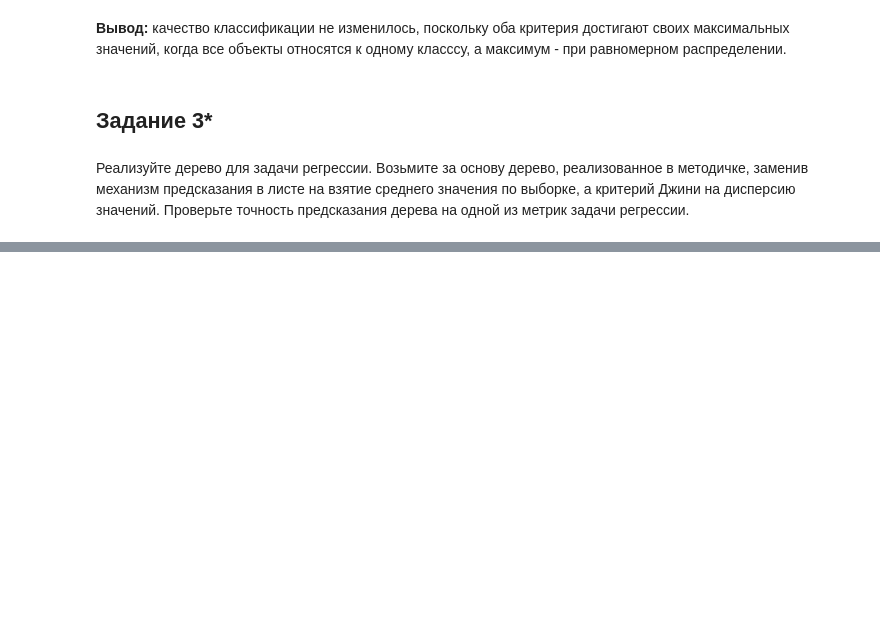
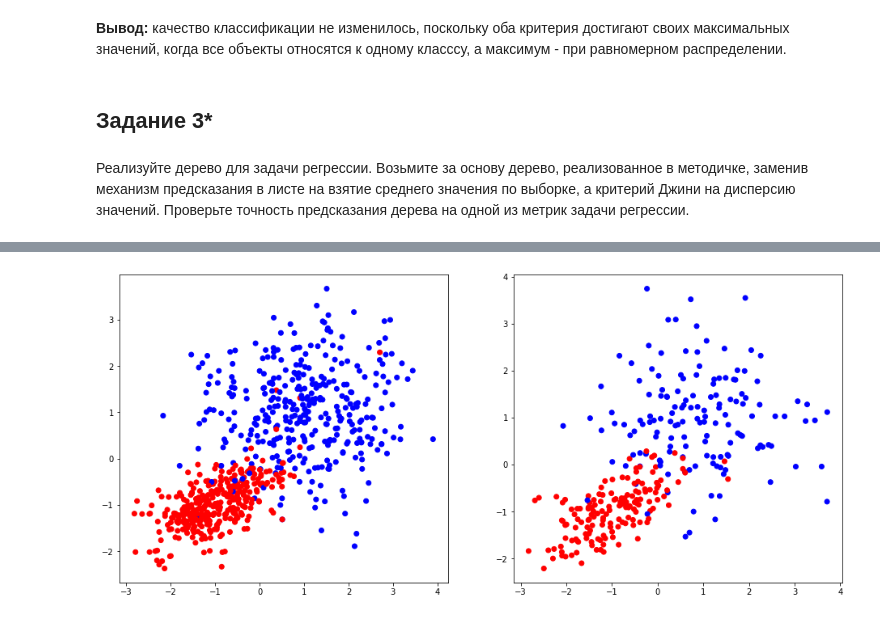
Before and after one commit to vit050587/Data-analysis, a Jupyter notebook: analytics_data.ipynb, the cells around one changed output, grey strips where cells are left out. Drawn from its saved outputs; the diff is of its cells as text; code cells hidden in the pictures; blank space fills up the shorter version.

```diff
--- a/analytics_data.ipynb
+++ b/analytics_data.ipynb
@@ -1211,0 +1471,20 @@ plt.scatter(regression_data, regression_labels, c='darkorange', edgecolor='black
+# %%
+# Разобьем выборку на обучающую и тестовую
+
+
+train_data, test_data, train_labels, test_labels = model_selection.train_test_split(classification_data,
+                                                                                     classification_labels,
+                                                                                     test_size = 0.3,
+                                                                                     random_state = 14)
+# %%
+# визуализируем данные трейна и теста
+
+plt.figure(figsize = (16, 7))
+plt.subplot(1,2,1)
+plt.scatter(train_data[:, 0], train_data[:, 1], c = train_labels, cmap = colors)
+
+plt.subplot(1,2,2)
+plt.scatter(test_data[:, 0], test_data[:, 1], c = test_labels, cmap = colors)
+plt.show()
+# %% [output]
+[figure, added]
```
Also changed, not shown: parts of 44 cells of this notebook.
